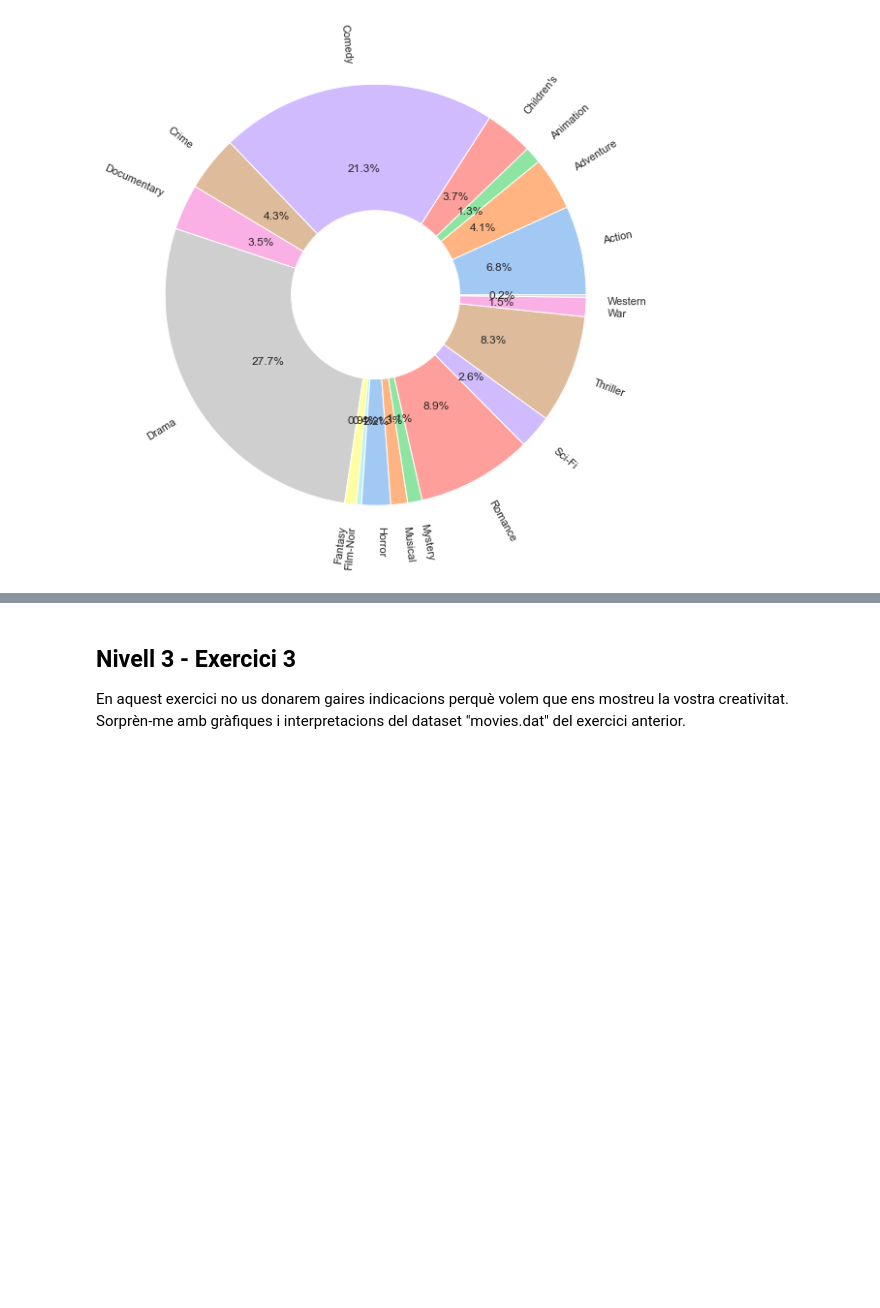
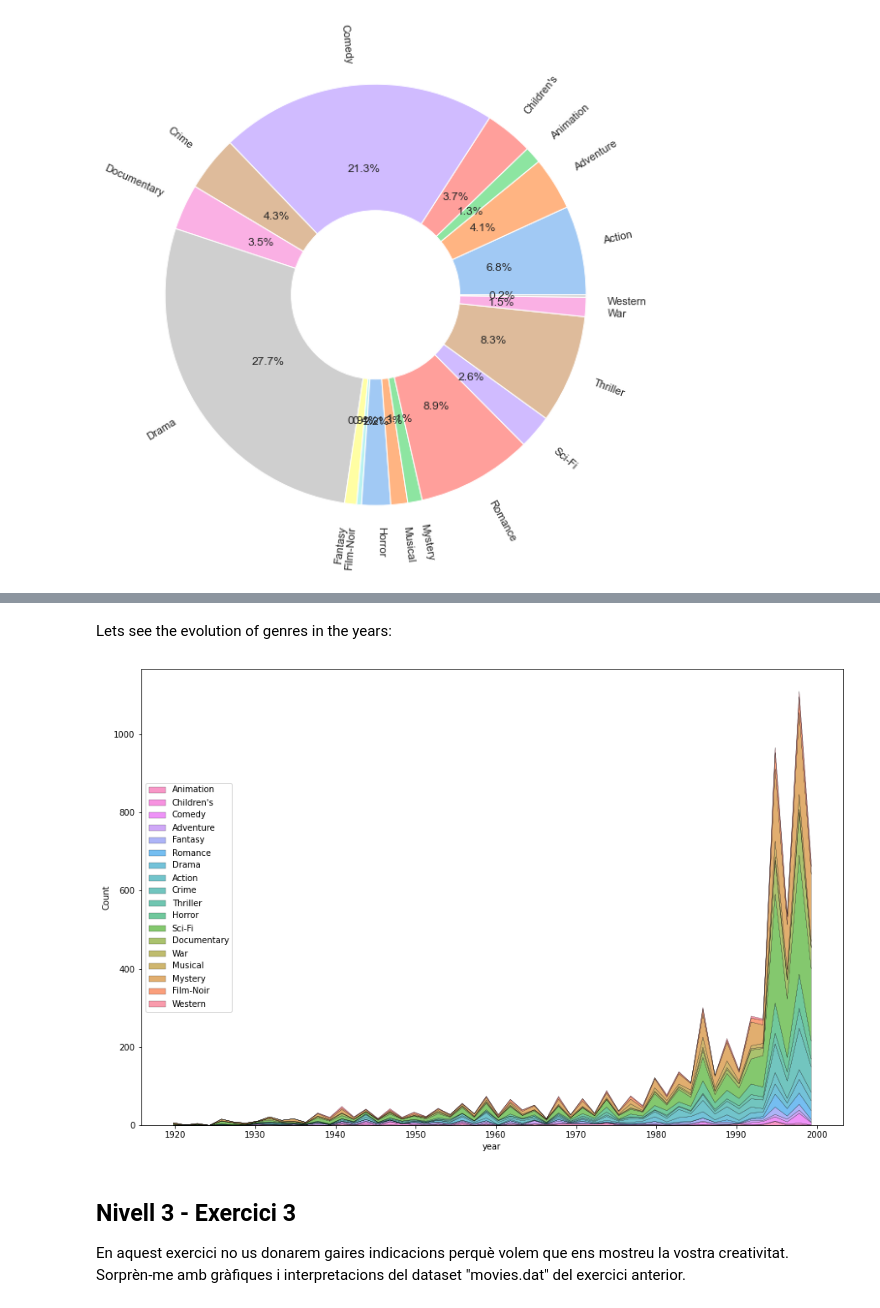
Before and after one commit to Elenotes/Visualitzacio_grafica_multiples_variables, a Jupyter notebook: S04_T02_Visualitzacio_grafica_multiples_variables.ipynb, the cells around one changed output, grey strips where cells are left out. Saved outputs shown, nothing was run; the diff lists cells and outputs as text; code cells hidden in the pictures; blank space fills up the shorter version.

Commit message:
S04 T02 Visualitzacio grafica multiples variables
Amb el dataset movies.dat hem fet alguns grafics.

```diff
--- a/S04_T02_Visualitzacio_grafica_multiples_variables.ipynb
+++ b/S04_T02_Visualitzacio_grafica_multiples_variables.ipynb
@@ -557,3 +563,12 @@ plt.show()
+# %% [markdown]
+Lets see the evolution of genres in the years:
+# %%
+fig, ax = plt.subplots()
+sns.histplot(data=genres_year, x='year', stat='count', hue='genres', alpha=0.7,element='poly', multiple='stack', linewidth=0.2)
+ax.legend(genres_year['genres'].unique(),loc='center left')
+plt.show()
+# %% [output]
+[figure, added]
 # %% [markdown]
 ## Nivell 3 - Exercici 3
 
```
Also changed, not shown: parts of 9 cells of this notebook.
